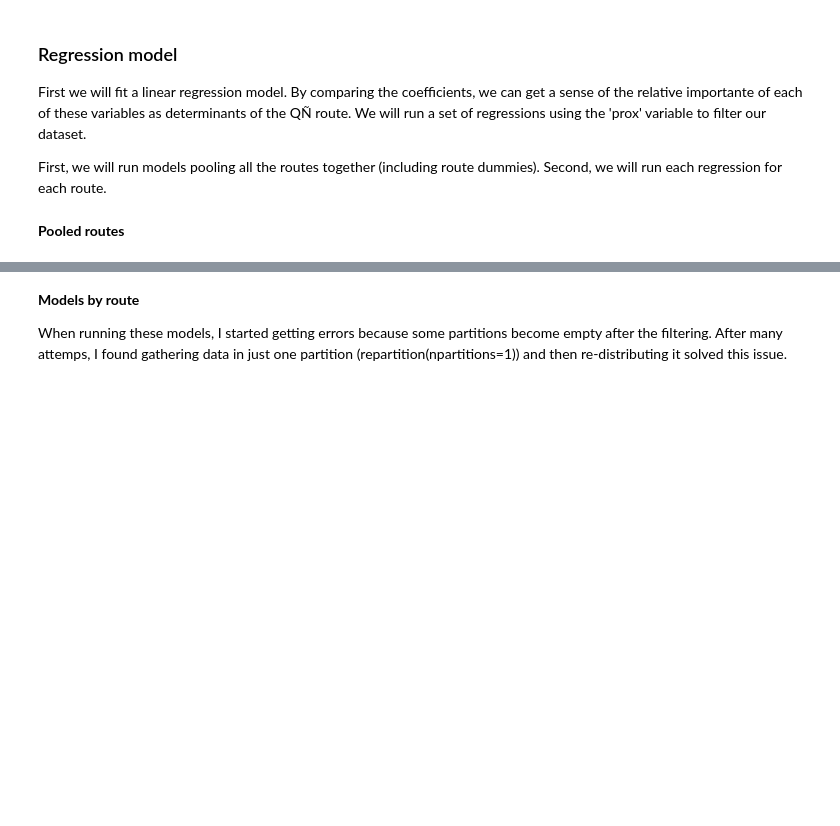
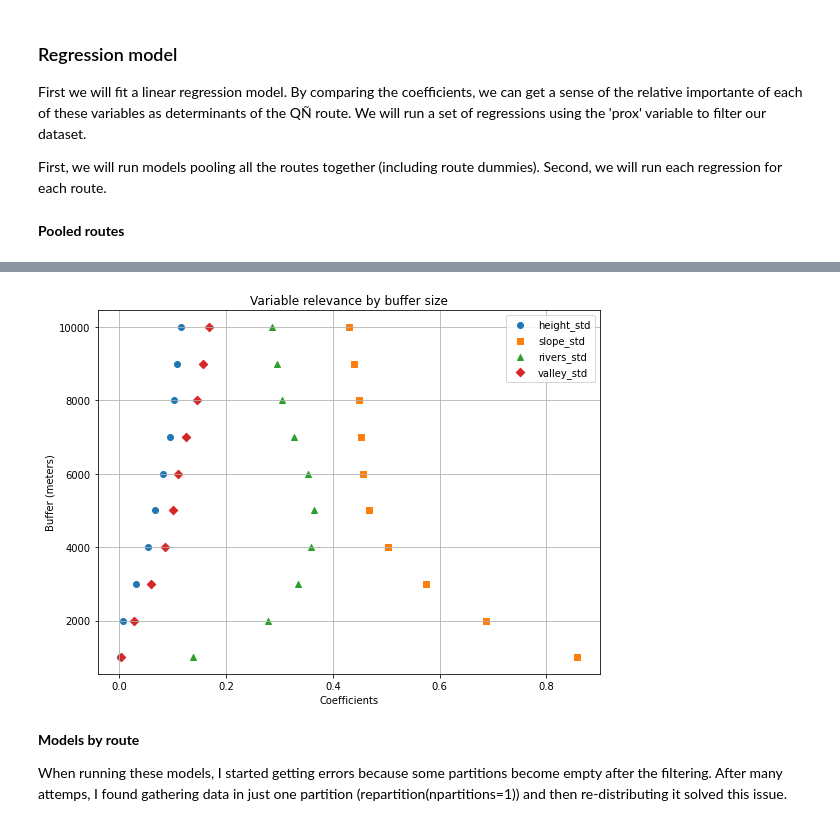
Before and after one commit to macs30123-s24/final-project-qhapac_nan, a Jupyter notebook: analysis.ipynb, the cells around one changed output, grey strips where cells are left out. Saved outputs shown, nothing was run; the diff lists cells and outputs as text; code cells hidden in the pictures; blank space fills up the shorter version.

```diff
--- a/analysis.ipynb
+++ b/analysis.ipynb
@@ -297,3 +311,25 @@ coeffs
+# %%
+import matplotlib.pyplot as plt
+
+# Transpose if necessary to have buffer as a column
+coeffs_plot = coeffs.reset_index().rename(columns={'index': 'buffer'})
+
+# Plot setup
+plt.figure(figsize=(8, 6))
+markers = ['o', 's', '^', 'D']  # different markers for each variable
+
+for i, var in enumerate(vars_std):
+    plt.scatter(coeffs_plot[var], coeffs_plot['buffer'], label=var, marker=markers[i])
+
+plt.xlabel("Coefficients")
+plt.ylabel("Buffer (meters)")
+plt.title("Variable relevance by buffer size")
+plt.legend()
+plt.grid(True)
+plt.tight_layout()
+plt.show()
+# %% [output]
+[figure, added]
 # %% [markdown]
 **Models by route**
 
```
Also changed, not shown: parts of 4 cells of this notebook.
